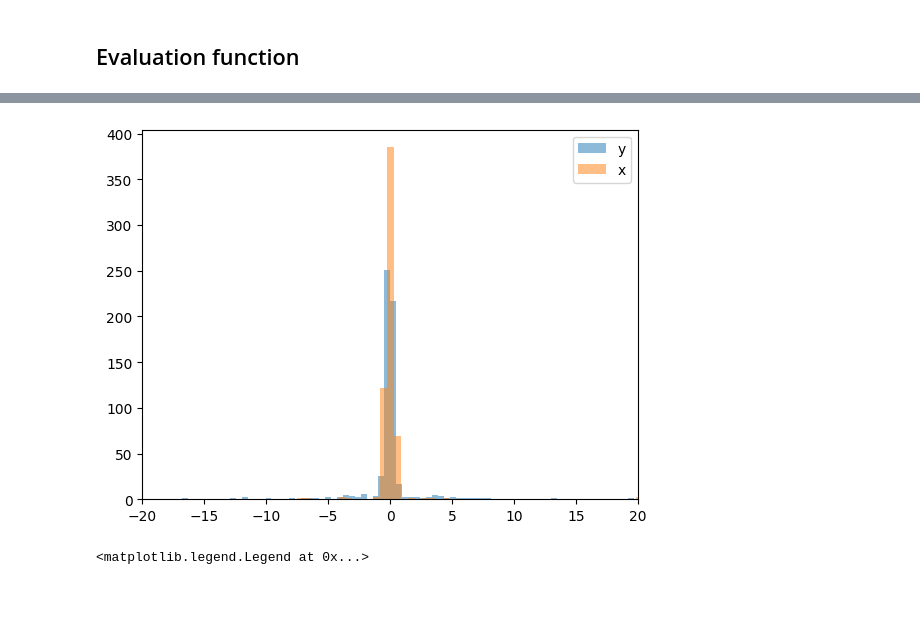
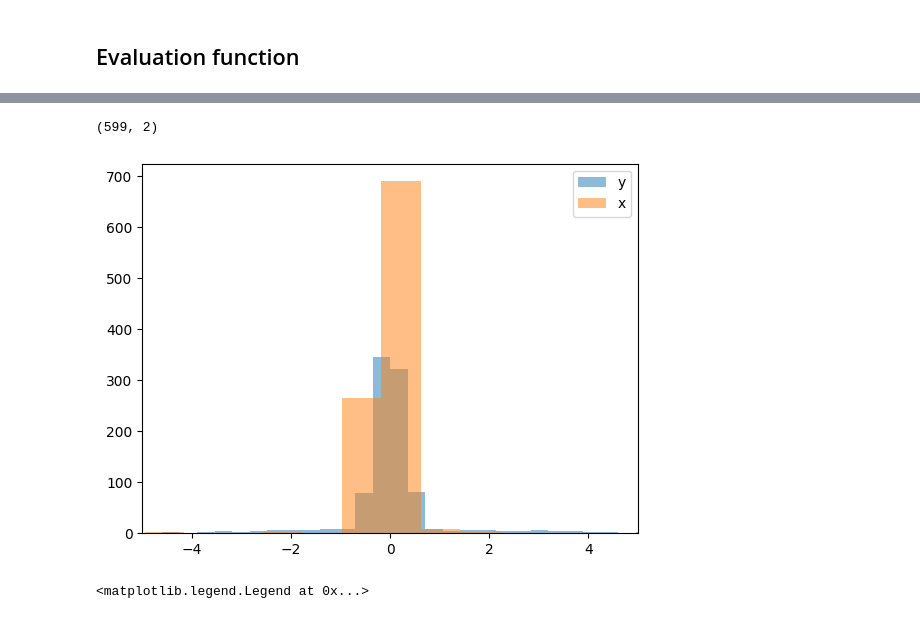
Before and after one commit to ikerforce/mopta, a Jupyter notebook: src/PSO_KNN.ipynb, the cells around one changed output, grey strips where cells are left out. Saved outputs shown, nothing was run; the diff lists cells and outputs as text; code cells hidden in the pictures.

```diff
--- a/src/PSO_KNN.ipynb
+++ b/src/PSO_KNN.ipynb
@@ -153,13 +157,13 @@ def gen_pop(pop_size, car_data_anchor):
     # positions = temp[:,:2]
     velocities=nd.rvs(size=(n_individual, 2)) * np.random.choice([1,-1], size=(n_individual, 2)) # sampling velocities from random dist
     population.update({i : Individual(ident=i,
-                                      positions=positions,
+                                      positions=positions.copy(),
                                       chargers=np.random.choice(list(range(1,9))),
                                       velocities=velocities)}
                       )
   return population
 
-population = gen_pop(pop_size, car_data)
+population = gen_pop(pop_size, car_data_anchor)
 # %% [markdown]
 ### Sample vehicle ranges
 # %%
@@ -248,8 +252,19 @@ def KNN(population, K):
 
     # for each vehicle, find a station with availability and add the vehicle batch to that station
     for v in shuffle_vehicle_indices:
+      # first check if any of the nearby stations are already in use
+      stations_in_use = [ind for ind in ind_closest[v] if (station_counter[ind] + v_b[v] <= S and station_counter[ind] > 0)]
       for ind in range(ind_closest[v].shape[0]):
-        if station_counter[ind_closest[v][ind]] + v_b[v] <= S:
+        if (station_counter[ind_closest[v][ind]] + v_b[v] <= S and ind_closest[v][ind] in stations_in_use):
+          station_counter[ind_closest[v][ind]] += v_b[v]
+          vehicle_assignments[v] = ind_closest[v][ind]
+          distance_to_station.append(dist[v][ind])
+          charging_costs.append(charging_cost_per_mile * v_b[v] * (250 - applicable_ranges[v] - dist[v][ind]))
+          driving_costs.append(driving_cost_per_mile * v_b[v] * dist[v][ind])
+          assigned += 1
+          break
+      for ind in range(ind_closest[v].shape[0]):
+        if (station_counter[ind_closest[v][ind]] + v_b[v] <= S and ind_closest[v][ind] not in stations_in_use):
           station_counter[ind_closest[v][ind]] += v_b[v]
           vehicle_assignments[v] = ind_closest[v][ind]
           distance_to_station.append(dist[v][ind])
@@ -294,7 +309,7 @@ def KNN(population, K):
     if total_cost < local_best_scores[individual]:
       local_best_scores[individual] = total_cost
       population[individual].best_positions = population[individual].positions
-      population[individual].total_cost_no_penalty = total_cost_no_penalty
+    population[individual].total_cost_no_penalty = total_cost_no_penalty
 
 
 # print("{:.3f} seconds".format(time.time()-start))
@@ -316,8 +331,10 @@ def evaluate(population, vehicles, global_best_score, global_best_stations, loca
     # print('Assignment solved for population')
 
     population_fitness = []
+    population_fitness_no_penalty = []
     for i in range(pop_size):
       population_fitness.append(population[i].cost)
+      population_fitness_no_penalty.append(population[i].total_cost_no_penalty)
 
     if min(population_fitness) <= global_best_score:
       global_best_score = min(population_fitness)
@@ -327,7 +344,7 @@ def evaluate(population, vehicles, global_best_score, global_best_stations, loca
       # print('Updated global best')
     # print("Evaluation Complete\n----------------------------")
 
-    return global_best_score, global_best_stations, global_best_station_counter, global_best_index, local_best_scores, population_fitness
+    return global_best_score, global_best_stations, global_best_station_counter, global_best_index, local_best_scores, population_fitness, population_fitness_no_penalty
 # %%
 # evaluate(population, car_data, global_best_score, global_best_stations, local_best_scores)
 # %%
@@ -341,26 +358,29 @@ bests = []
 local_bests = []
 mean_prop = []
 pop_fitness = []
+pop_fitness_no_penalty = []
 # print("Generating population...")
-pop_size=1000
+pop_size = 1000
 car_anchors = np.random.choice(list(range(car_data.shape[0])), n_individual)
 car_data_anchor = car_data[car_anchors]
 population = gen_pop(pop_size, car_data_anchor)
 generations = 200
-K = 50
+K = 20
 start = time.time()
 particle_movement = []
 for gen in range(generations):
   # K += 1
-  if gen % 10 == 0:
-    print(gen)
-  global_best_score, global_best_stations, global_best_station_counter, global_best_index, local_best_scores, population_fitness = evaluate(population, car_data, global_best_score, global_best_stations, local_best_scores, K, global_best_station_counter, global_best_index)
+  global_best_score, global_best_stations, global_best_station_counter, global_best_index, local_best_scores, population_fitness, population_fitness_no_penalty = evaluate(population, car_data, global_best_score, global_best_stations, local_best_scores, K, global_best_station_counter, global_best_index)
   bests.append(global_best_score)
   local_bests.append(np.mean(local_best_scores))
   pop_fitness.append(population_fitness)
+  pop_fitness_no_penalty.append(population_fitness_no_penalty)
+  if gen % 10 == 0:
+    print(gen, np.mean(pop_fitness_no_penalty))
+
 
   for ind in population:
-    population[ind].update_positions(global_best_stations)
+    population[ind].update_positions(global_best_stations, [gen, generations])
 
   props = []
   gen_movement = []
@@ -372,6 +392,6 @@ for gen in range(generations):
   particle_movement.append(gen_movement)
 
 print("{:.3f} seconds".format(time.time()-start))
-print("Overall improvement of {:.2f}%".format(100*np.mean(pop_fitness[-1])/np.mean(pop_fitness[0])))
+print("Overall improvement of {:.2f}%".format(1-np.mean(pop_fitness[-1])/np.mean(pop_fitness[0])))
 print('Best result: {:.2f}'.format(global_best_score))
 # %% [output]
@@ -427,11 +439,15 @@ plt.plot(mean_prop)
+# %%
+active_stations.shape
+# %% [output]
+(599, 2)
 # %%
 plt.hist(population[0].velocities[:,1], label='y', alpha=0.5, bins=1000)
 plt.hist(population[0].velocities[:,0], label='x', alpha=0.5, bins=1000)
-plt.xlim((-20,20))
+plt.xlim((-5,5))
 plt.legend()
 plt.show()
 # %% [output]
-[figure, old version]
+[figure, new version]
 # %%
 plt.hist(population[global_best_index].distance_to_station)
 # %%
```
Also changed, not shown: parts of 20 cells of this notebook, 2 other files.
